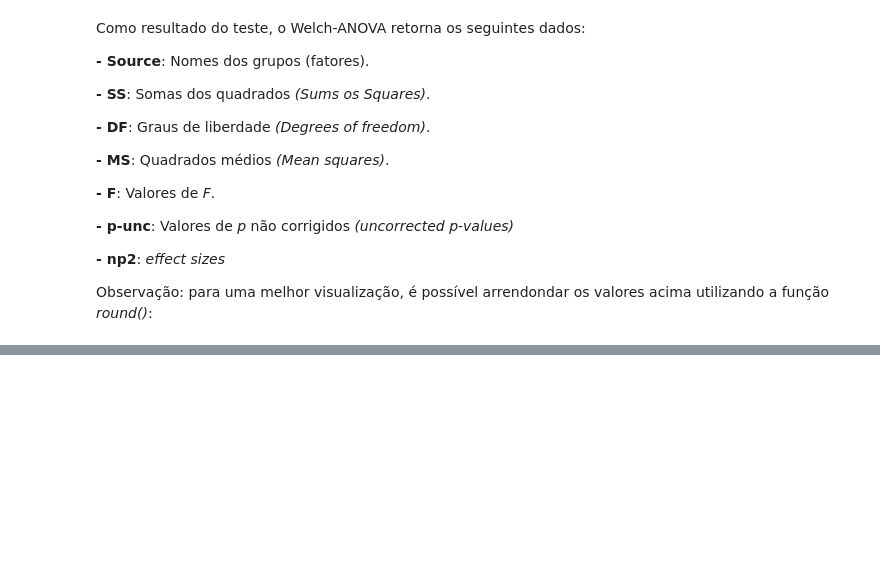
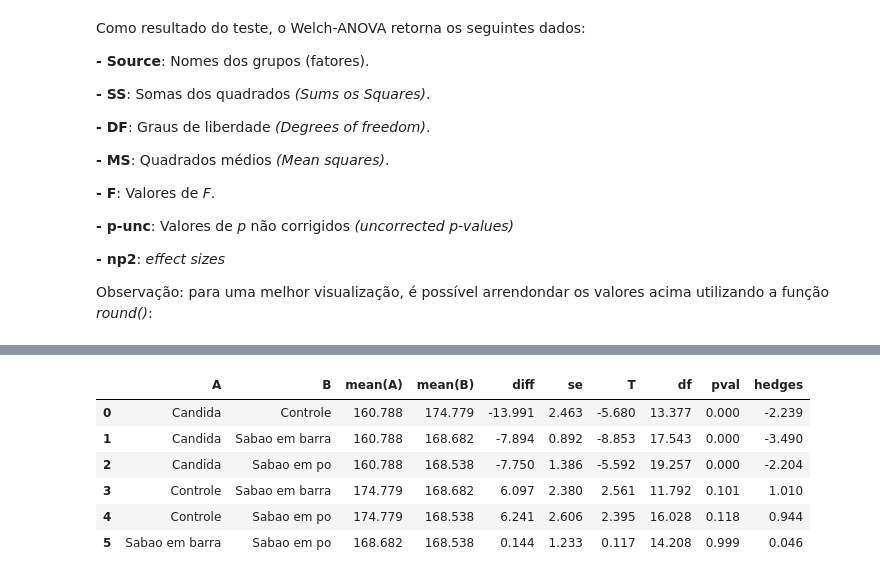
Before and after one commit to brdacunha/BCC---Projeto-Final, a Jupyter notebook: Projeto_Final_BCC_Bruno_e_André.ipynb, the cells around one changed output, grey strips where cells are left out. Saved outputs shown, nothing was run; the diff lists cells and outputs as text; code cells hidden in the pictures; blank space fills up the shorter version.

```diff
--- a/Projeto_Final_BCC_Bruno_e_André.ipynb
+++ b/Projeto_Final_BCC_Bruno_e_André.ipynb
@@ -300,0 +339,11 @@ Observação: para uma melhor visualização, é possível arrendondar os valore
+# %%
+pgh = pg.pairwise_gameshowell(data = df_2, dv = 'Valores de Cinza', between = 'Grupos', effsize = 'hedges')
+pgh.round(3)
+# %% [output]
+|  | A | B | mean(A) | mean(B) | diff | se | T | df | pval | hedges |
+| 0 | Candida | Controle | 160.788 | 174.779 | -13.991 | 2.463 | -5.680 | 13.377 | 0.000 | -2.239 |
+| 1 | Candida | Sabao em barra | 160.788 | 168.682 | -7.894 | 0.892 | -8.853 | 17.543 | 0.000 | -3.490 |
+| 2 | Candida | Sabao em po | 160.788 | 168.538 | -7.750 | 1.386 | -5.592 | 19.257 | 0.000 | -2.204 |
+| 3 | Controle | Sabao em barra | 174.779 | 168.682 | 6.097 | 2.380 | 2.561 | 11.792 | 0.101 | 1.010 |
+| 4 | Controle | Sabao em po | 174.779 | 168.538 | 6.241 | 2.606 | 2.395 | 16.028 | 0.118 | 0.944 |
+| 5 | Sabao em barra | Sabao em po | 168.682 | 168.538 | 0.144 | 1.233 | 0.117 | 14.208 | 0.999 | 0.046 |
```
Also changed, not shown: parts of 5 cells of this notebook.
